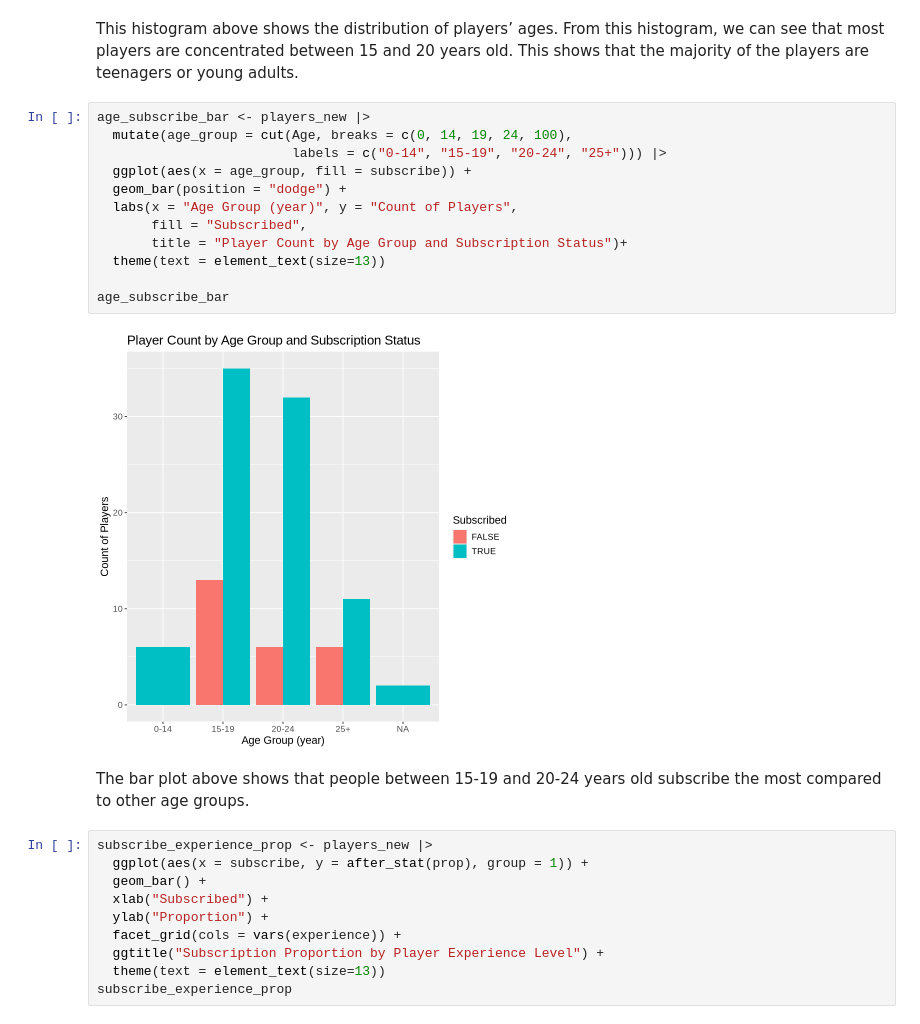
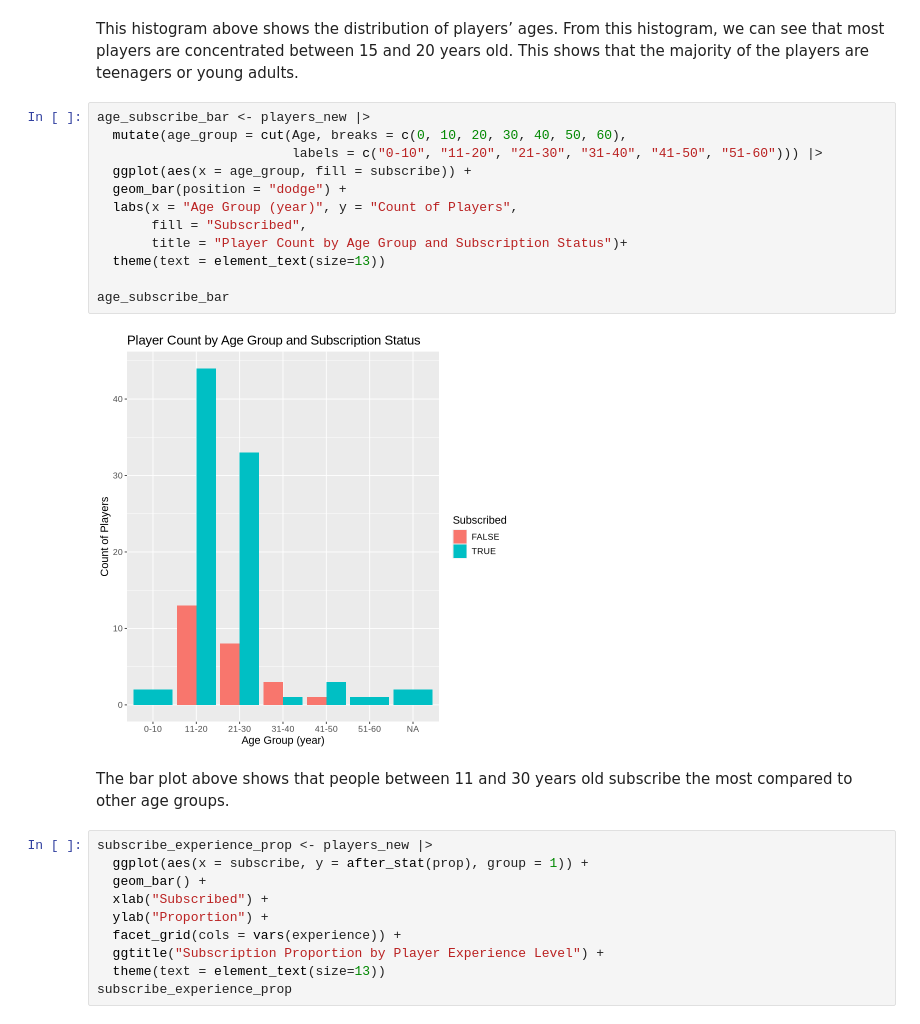
Before and after one commit to Yifan669/Project_individual_plan, a Jupyter notebook: individual project planning.ipynb, the cells around one changed output. Drawn from its saved outputs; the diff is of its cells as text.

Commit message:
Change the age grouping intervals in the “Player Count by Age Group and Subscription Status” plot
I changed the age grouping in the “Player Count by Age Group and Subscription Status” plot to 10-year intervals up to age 60 for more detailed comparison across age ranges.

```diff
--- a/individual project planning.ipynb
+++ b/individual project planning.ipynb
@@ -285,20 +285,20 @@ Warning message:
 This histogram above shows the distribution of players’ ages. From this histogram, we can see that most players are concentrated between 15 and 20 years old. This shows that the majority of the players are teenagers or young adults.
 # %%
 age_subscribe_bar <- players_new |>
-  mutate(age_group = cut(Age, breaks = c(0, 14, 19, 24, 100),
-                         labels = c("0-14", "15-19", "20-24", "25+"))) |>
+  mutate(age_group = cut(Age, breaks = c(0, 10, 20, 30, 40, 50, 60),
+                         labels = c("0-10", "11-20", "21-30", "31-40", "41-50", "51-60"))) |>
   ggplot(aes(x = age_group, fill = subscribe)) +
   geom_bar(position = "dodge") +
   labs(x = "Age Group (year)", y = "Count of Players",
        fill = "Subscribed",
        title = "Player Count by Age Group and Subscription Status")+
   theme(text = element_text(size=13))
 
 age_subscribe_bar
 # %% [output]
-[figure, old version]
+[figure, new version]
 # %% [markdown]
-The bar plot above shows that people between 15-19 and 20-24 years old subscribe the most compared to other age groups.
+The bar plot above shows that people between 11 and 30 years old subscribe the most compared to other age groups.
 # %%
 subscribe_experience_prop <- players_new |>
   ggplot(aes(x = subscribe, y = after_stat(prop), group = 1)) +
```
